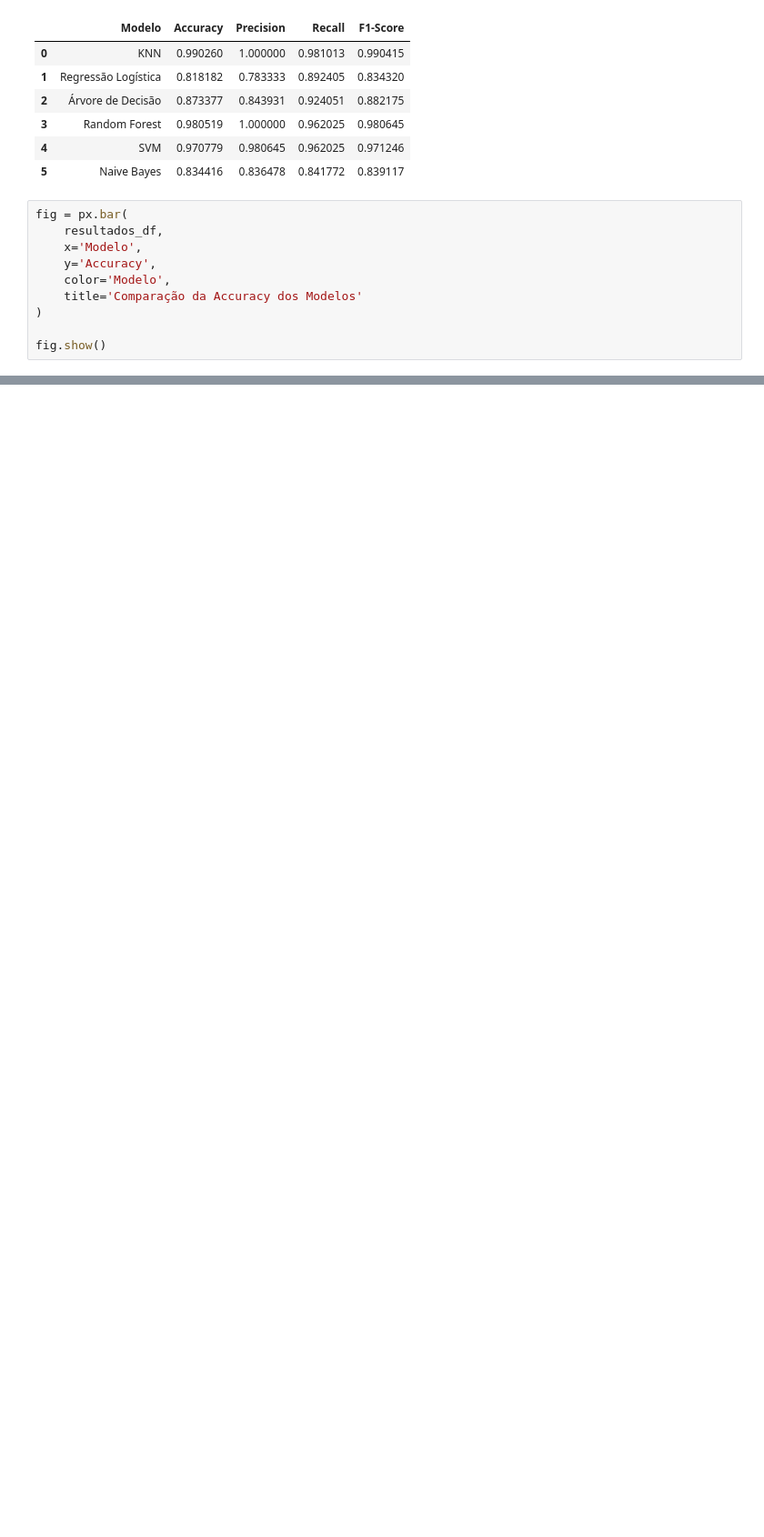
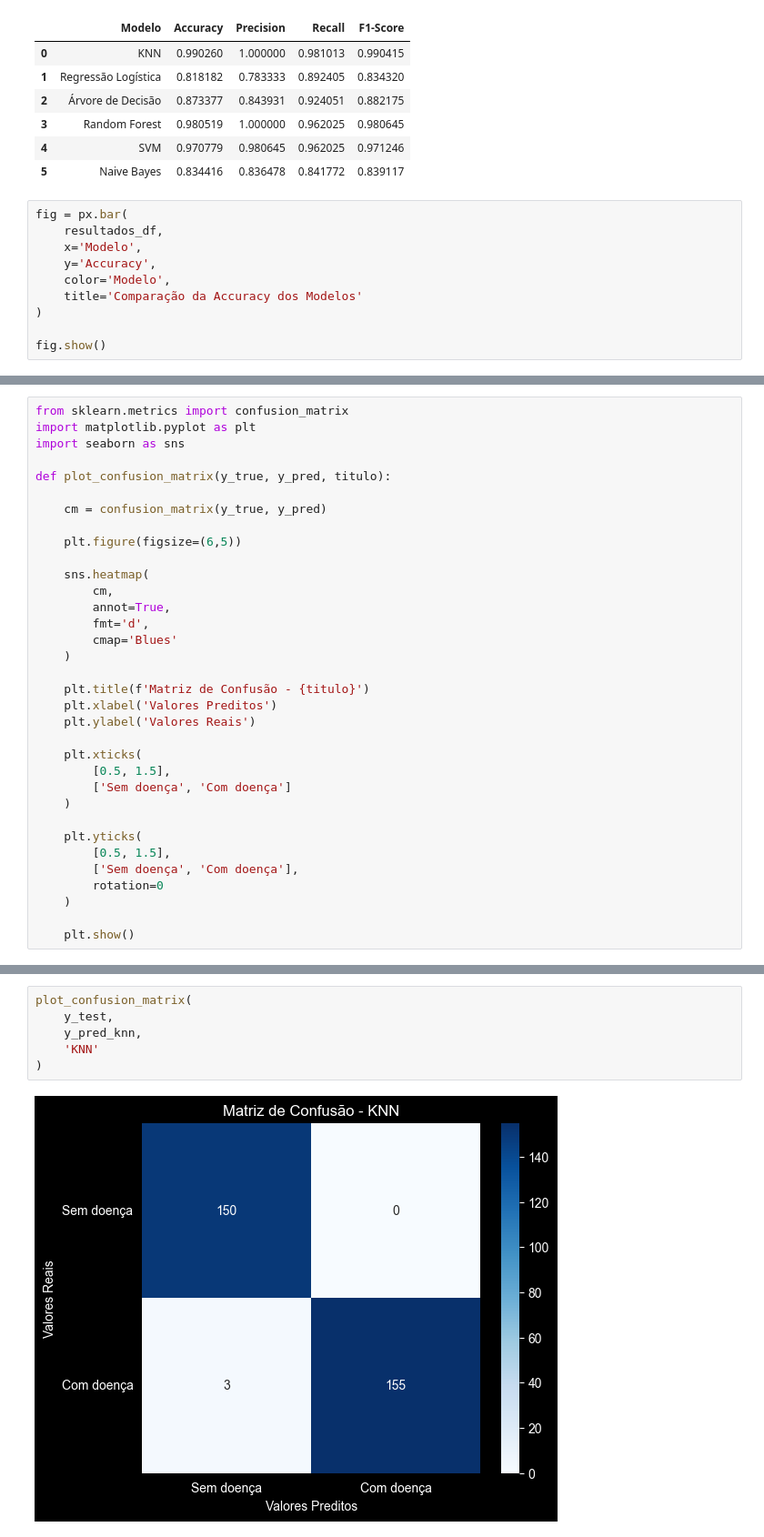
Before and after one commit to MagalDevs/analise-de-dados, a Jupyter notebook: heart-disease-dataset.ipynb, the cells around one changed output, grey strips where cells are left out. Shown at 91% size. Drawn from its saved outputs; the diff is of its cells as text; blank space fills up the shorter version.

```diff
--- a/heart-disease-dataset.ipynb
+++ b/heart-disease-dataset.ipynb
@@ -610,0 +647,34 @@ fig.show()
+# %%
+from sklearn.metrics import confusion_matrix
+import matplotlib.pyplot as plt
+import seaborn as sns
+
+def plot_confusion_matrix(y_true, y_pred, titulo):
+
+    cm = confusion_matrix(y_true, y_pred)
+
+    plt.figure(figsize=(6,5))
+
+    sns.heatmap(
+        cm,
+        annot=True,
+        fmt='d',
+        cmap='Blues'
+    )
+
+    plt.title(f'Matriz de Confusão - {titulo}')
+    plt.xlabel('Valores Preditos')
+    plt.ylabel('Valores Reais')
+
+    plt.xticks(
+        [0.5, 1.5],
+        ['Sem doença', 'Com doença']
+    )
+
+    plt.yticks(
+        [0.5, 1.5],
+        ['Sem doença', 'Com doença'],
+        rotation=0
+    )
+
+    plt.show()
@@ -610,0 +683,8 @@ fig.show()
+# %%
+plot_confusion_matrix(
+    y_test,
+    y_pred_knn,
+    'KNN'
+)
+# %% [output]
+[figure, added]
```
Also changed, not shown: parts of 20 cells of this notebook.
